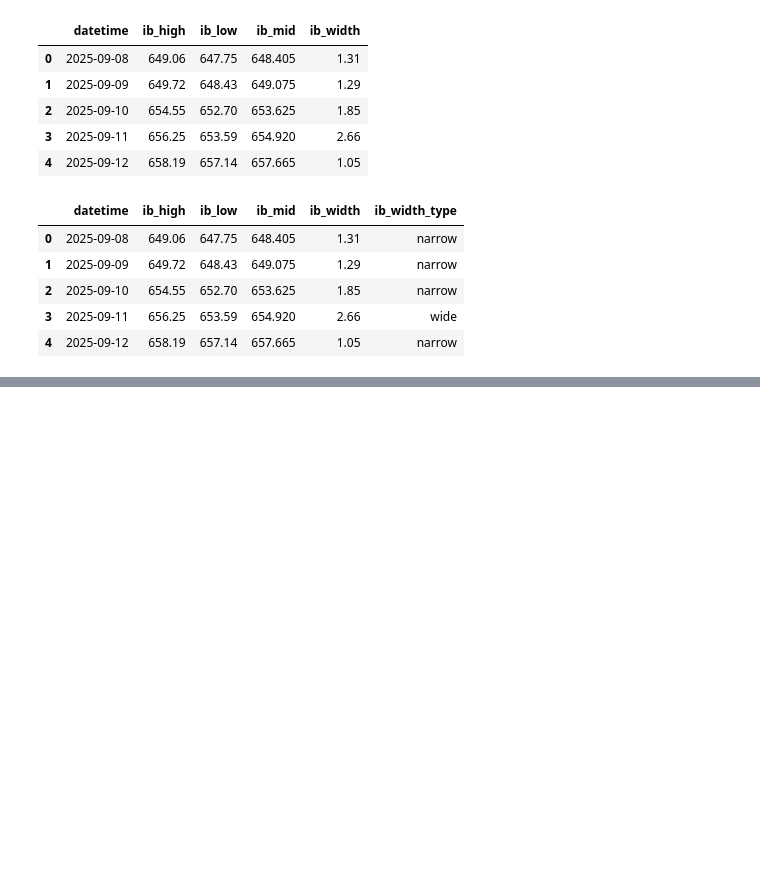
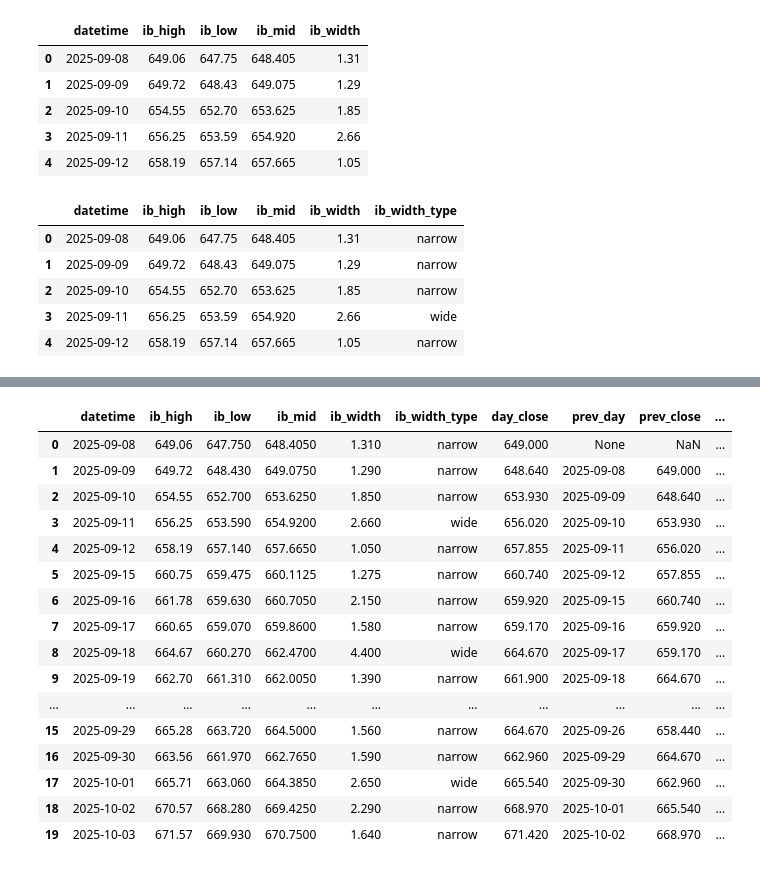
Before and after one commit to cankaradogann/DSA210-Project-Can-Karadogan, a Jupyter notebook: notebooks/01_ib_detect.ipynb, the cells around one changed output, grey strips where cells are left out. Saved outputs shown, nothing was run; the diff lists cells and outputs as text; code cells hidden in the pictures; blank space fills up the shorter version.

```diff
--- a/notebooks/01_ib_detect.ipynb
+++ b/notebooks/01_ib_detect.ipynb
@@ -117,0 +344,9 @@ We add the daily close price to the IB summary because the IB only describes the
+# %%
+#Adding day_close to our ib_stats dataframe
+
+day_close = df_clean.groupby(df_ib["datetime"].dt.date)["close"].last().reset_index().rename(
+    columns={"close": "day_close"}
+)
+ib_stats = ib_stats.merge(day_close, on="datetime")
+
+ib_stats.head(20)
@@ -117,0 +371,40 @@ We add the daily close price to the IB summary because the IB only describes the
+# %%
+#Adding previous day logic, so we can directly see previous day's close and understand the gap between today's close
+# At the first row there is no previous day, so it returns NAN
+
+# We get previous day from datetime
+ib_stats["prev_day"] = ib_stats["datetime"].shift(1)
+
+# We get previous day's close from day_close column
+ib_stats["prev_close"] = ib_stats["day_close"].shift(1)
+
+# Creating new column named gap shows us: day_close - prev_close value
+ib_stats["gap"] = ib_stats["day_close"] - ib_stats["prev_close"]
+
+#Make NA's to 0(zero)
+ib_stats["gap_dir"] = np.sign(ib_stats["gap"]).fillna(0)
+#if gap is negative --> gap_dir -1.0
+#if gap is 0(zero) or NaN --> gap_dir 0.0 (zero)
+#if gap is positive --> gap_dir +1.0
+
+#gap_dir is directly shows us the direction of price, bullish/bearish/range
+
+ib_stats.head(20)
+# %% [output]
+|  | datetime | ib_high | ib_low | ib_mid | ib_width | ib_width_type | day_close | prev_day | prev_close | ... |
+| 0 | 2025-09-08 | 649.06 | 647.750 | 648.4050 | 1.310 | narrow | 649.000 | None | NaN | ... |
+| 1 | 2025-09-09 | 649.72 | 648.430 | 649.0750 | 1.290 | narrow | 648.640 | 2025-09-08 | 649.000 | ... |
+| 2 | 2025-09-10 | 654.55 | 652.700 | 653.6250 | 1.850 | narrow | 653.930 | 2025-09-09 | 648.640 | ... |
+| 3 | 2025-09-11 | 656.25 | 653.590 | 654.9200 | 2.660 | wide | 656.020 | 2025-09-10 | 653.930 | ... |
+| 4 | 2025-09-12 | 658.19 | 657.140 | 657.6650 | 1.050 | narrow | 657.855 | 2025-09-11 | 656.020 | ... |
+| 5 | 2025-09-15 | 660.75 | 659.475 | 660.1125 | 1.275 | narrow | 660.740 | 2025-09-12 | 657.855 | ... |
+| 6 | 2025-09-16 | 661.78 | 659.630 | 660.7050 | 2.150 | narrow | 659.920 | 2025-09-15 | 660.740 | ... |
+| 7 | 2025-09-17 | 660.65 | 659.070 | 659.8600 | 1.580 | narrow | 659.170 | 2025-09-16 | 659.920 | ... |
+| 8 | 2025-09-18 | 664.67 | 660.270 | 662.4700 | 4.400 | wide | 664.670 | 2025-09-17 | 659.170 | ... |
+| 9 | 2025-09-19 | 662.70 | 661.310 | 662.0050 | 1.390 | narrow | 661.900 | 2025-09-18 | 664.670 | ... |
+| ... | ... | ... | ... | ... | ... | ... | ... | ... | ... | ... |
+| 15 | 2025-09-29 | 665.28 | 663.720 | 664.5000 | 1.560 | narrow | 664.670 | 2025-09-26 | 658.440 | ... |
+| 16 | 2025-09-30 | 663.56 | 661.970 | 662.7650 | 1.590 | narrow | 662.960 | 2025-09-29 | 664.670 | ... |
+| 17 | 2025-10-01 | 665.71 | 663.060 | 664.3850 | 2.650 | wide | 665.540 | 2025-09-30 | 662.960 | ... |
+| 18 | 2025-10-02 | 670.57 | 668.280 | 669.4250 | 2.290 | narrow | 668.970 | 2025-10-01 | 665.540 | ... |
+| 19 | 2025-10-03 | 671.57 | 669.930 | 670.7500 | 1.640 | narrow | 671.420 | 2025-10-02 | 668.970 | ... |
```
Also changed, not shown: parts of 11 cells of this notebook, 1 other file.
